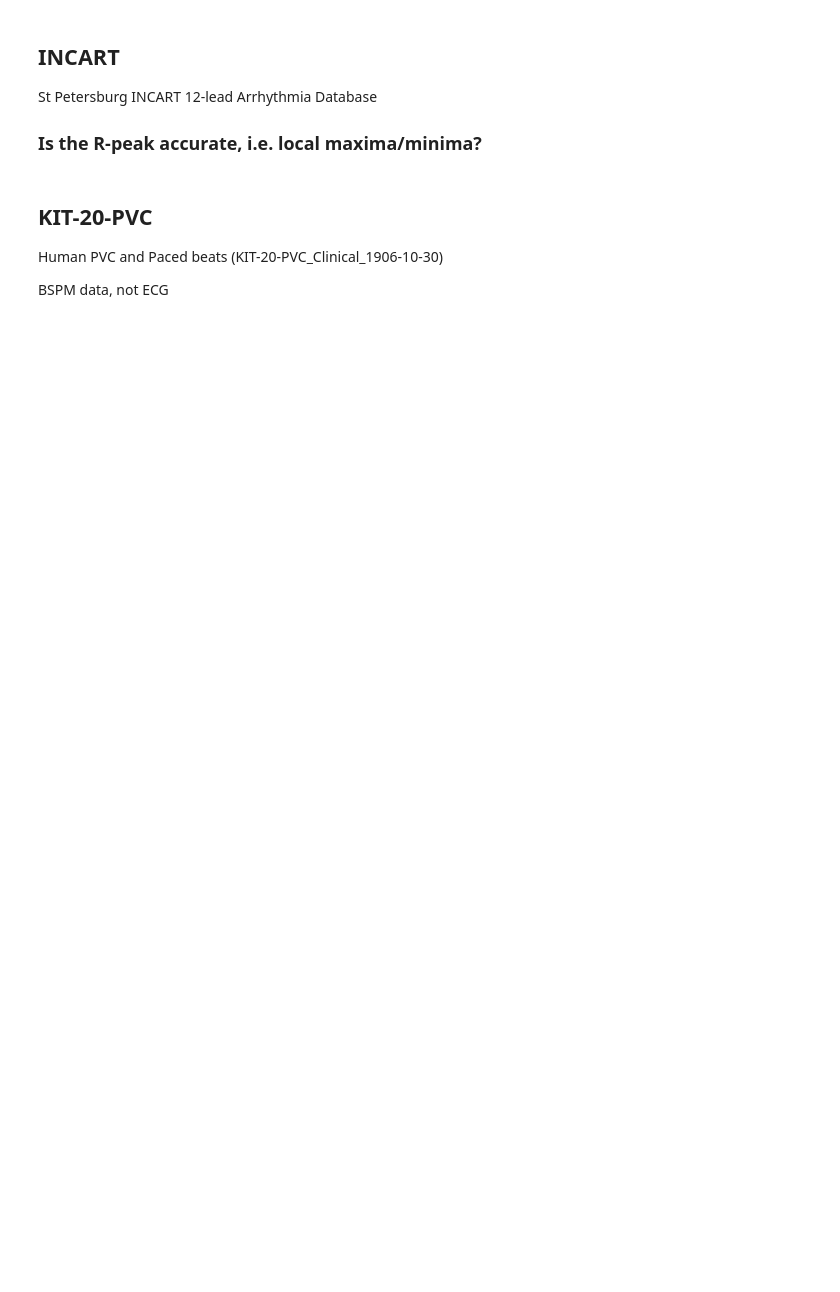
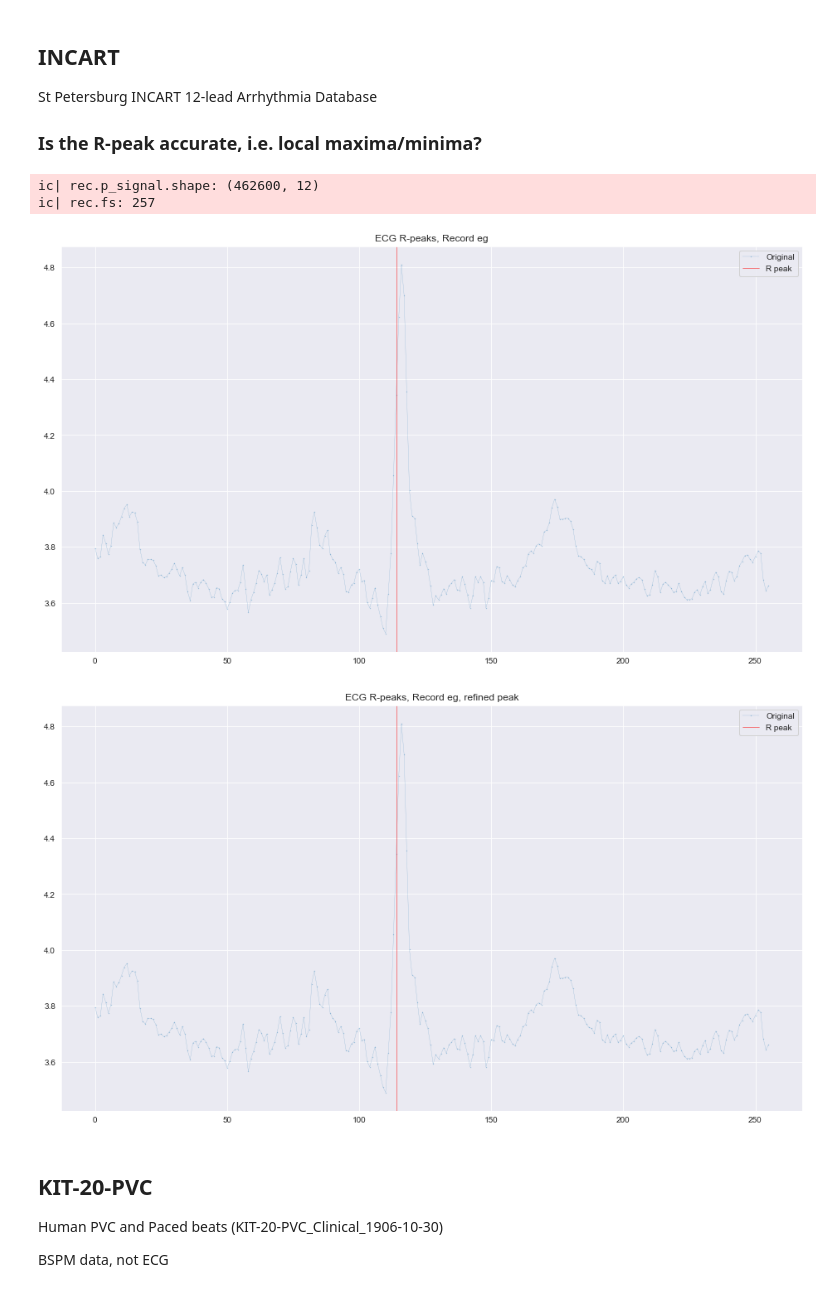
Before and after one commit to StefanHeng/ECG-Representation-Learning, a Jupyter notebook: Data_Processing/explore_dataset.ipynb, the cells around one changed output. Cells and saved outputs as stored; diff of their text form; code cells hidden in the pictures; blank space fills up the shorter version.

Commit message:
Update: dataset collection, all but Ningbo

```diff
--- a/Data_Processing/explore_dataset.ipynb
+++ b/Data_Processing/explore_dataset.ipynb
@@ -58,23 +54,34 @@ St Petersburg INCART 12-lead Arrhythmia Database
 
 ### Is the R-peak accurate, i.e. local maxima/minima?
 # %%
-dset = config(f'datasets.{dsets[1]}')
-ic(dset['nm'])
-rnm = 'I01'
-fnm = f'{dset["dir_nm"]}/{rnm}'
+# dset = config(f'datasets.{dsets[1]}')
+# ic(dset['nm'])
+# rnm = 'I01'
+# fnm = f'{dset["dir_nm"]}/{rnm}'
+dnm = 'INCART'
+fnm = get_rec_paths(dnm)[0]
+fnm = fnm[:fnm.index('.')]
+# ic(fnm)
 rec = wfdb.rdrecord(fnm)
+# rec = get_record_eg(dnm)
 ic(rec.p_signal.shape)
 ic(rec.fs)
 
 sampto = 2 ** 8
 rec = wfdb.rdrecord(fnm, sampto=sampto)
+# rec = get_record_eg(dnm, n=sampto)
 ann = wfdb.rdann(fnm, extension='atr', sampto=sampto)
 
 sig = rec.p_signal[:, 0]
 idxs_rpeak = ann.sample
-plot_rpeak(sig, idxs_rpeak, title=rnm)
+plot_rpeak(sig, idxs_rpeak, title='Record eg')
 idxs_rpeak = refine_rpeak(sig, idxs_rpeak, fqs=rec.fs)
-plot_rpeak(sig, idxs_rpeak, title=f'{rnm}, refined peak')
+plot_rpeak(sig, idxs_rpeak, title='Record eg, refined peak')
+# %% [output]
+ic| rec.p_signal.shape: (462600, 12)
+ic| rec.fs: 257
+[figure, added]
+[figure, added]
 # %% [markdown]
 ## KIT-20-PVC
 Human PVC and Paced beats (KIT-20-PVC_Clinical_1906-10-30)
```
Also changed, not shown: parts of 18 cells of this notebook, 5 other files.
